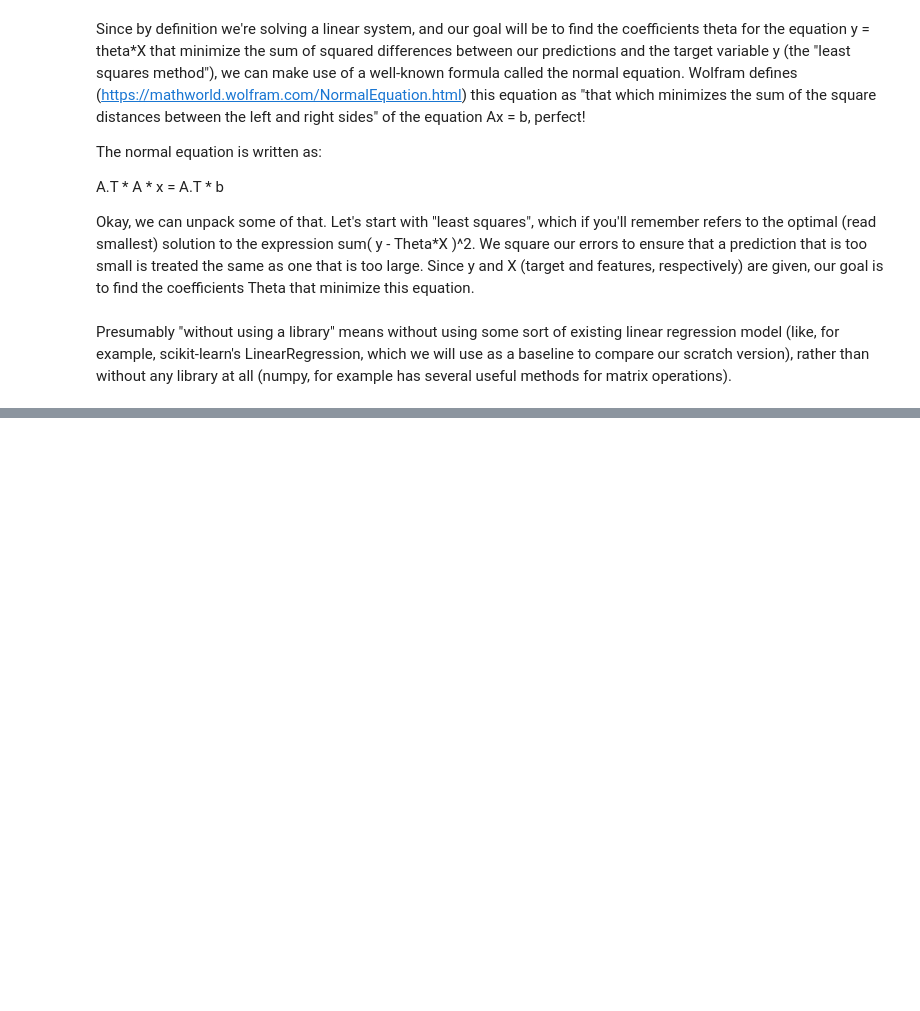
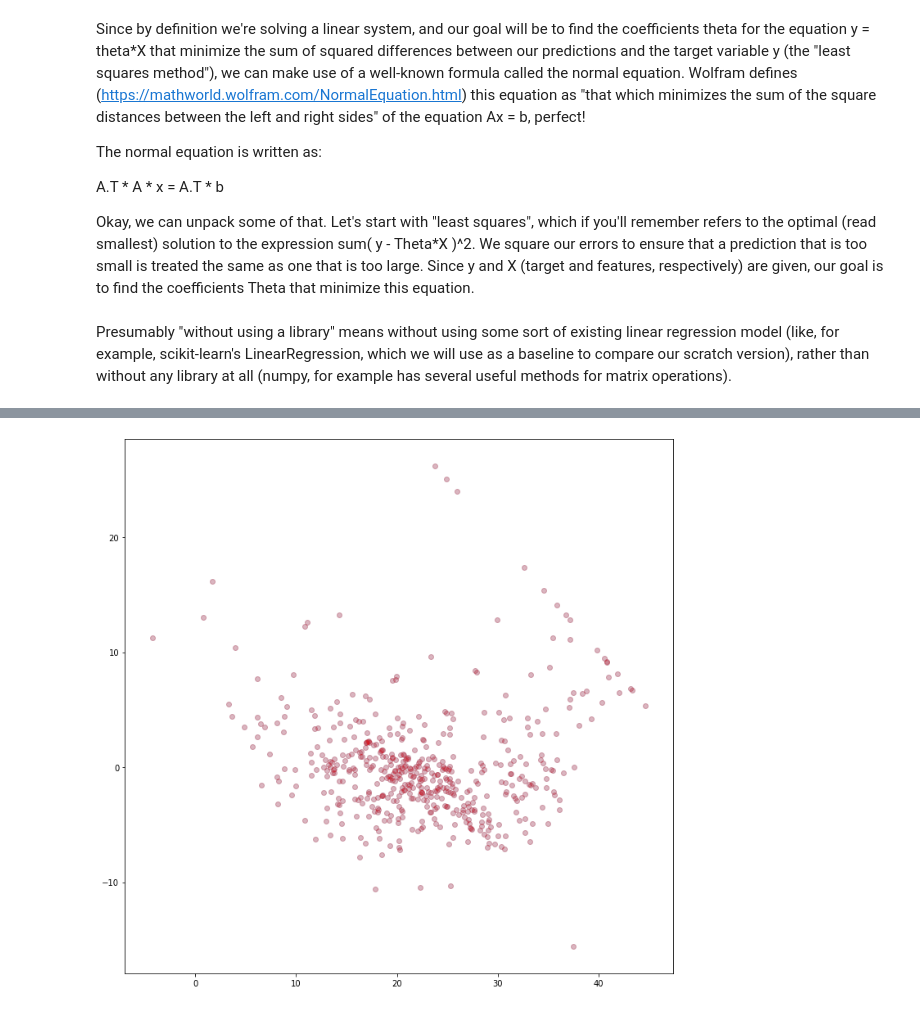
Before and after one commit to jmillerbrooks/scratch_models, a Jupyter notebook: linreg.ipynb, the cells around one changed output, grey strips where cells are left out. Cells and saved outputs as stored; diff of their text form; code cells hidden in the pictures; blank space fills up the shorter version.

```diff
--- a/linreg.ipynb
+++ b/linreg.ipynb
@@ -71,0 +102,20 @@ mean_squared_error(sklearn_preds, scratch_preds, squared=False)
+# %%
+from sklearn.datasets import load_boston
+
+X, y = load_boston(return_X_y=True)
+
+# We remove categorical features for
+# X = X
+
+
+lin_reg_sklearn = LinearRegression()
+lin_reg_scratch = LinRegScratch()
+
+lin_reg_sklearn.fit(X, y)
+sklearn_preds = lin_reg_sklearn.predict(X)
+
+lin_reg_scratch.fit(X, y)
+scratch_preds = lin_reg_scratch.predict(X)
+
+scratch_residuals = y - scratch_preds
+sklearn_residuals = y - sklearn_preds
@@ -71,0 +126,11 @@ mean_squared_error(sklearn_preds, scratch_preds, squared=False)
+# %%
+import matplotlib.pyplot as plt
+
+fig, ax = plt.subplots(figsize=(12,12))
+plt.scatter(scratch_preds, scratch_residuals, alpha=0.2)
+plt.scatter(sklearn_preds, sklearn_residuals, alpha=0.2, color='Red')
+# plt.plot(X, sklearn_preds, color='Red')
+# plt.plot(X, scratch_preds, color='Green')
+plt.show();
+# %% [output]
+[figure, added]
```
Also changed, not shown: parts of 13 cells of this notebook.
